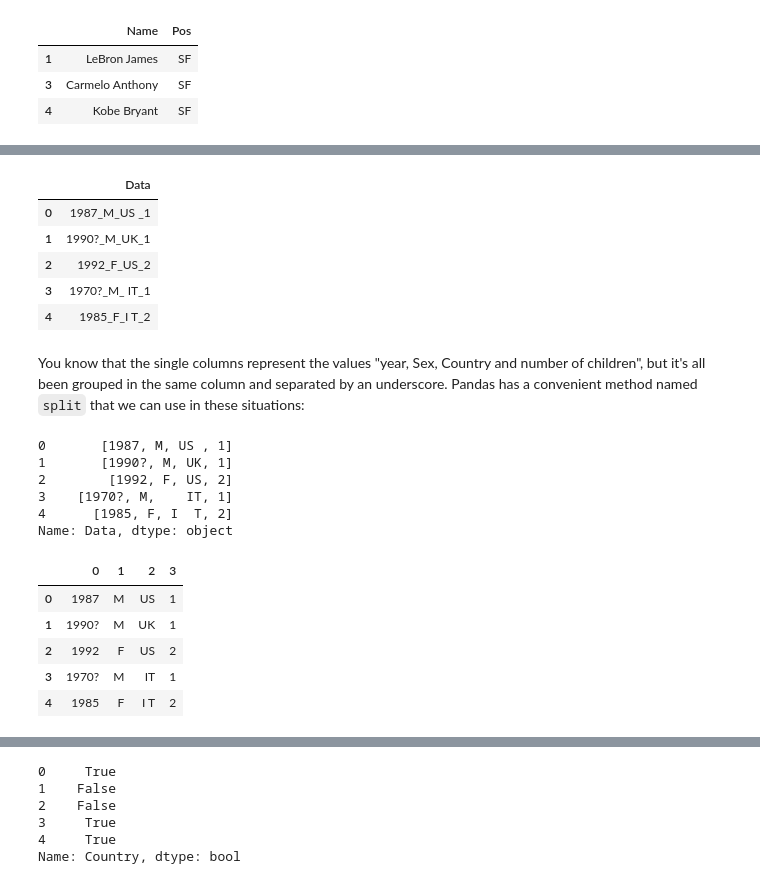
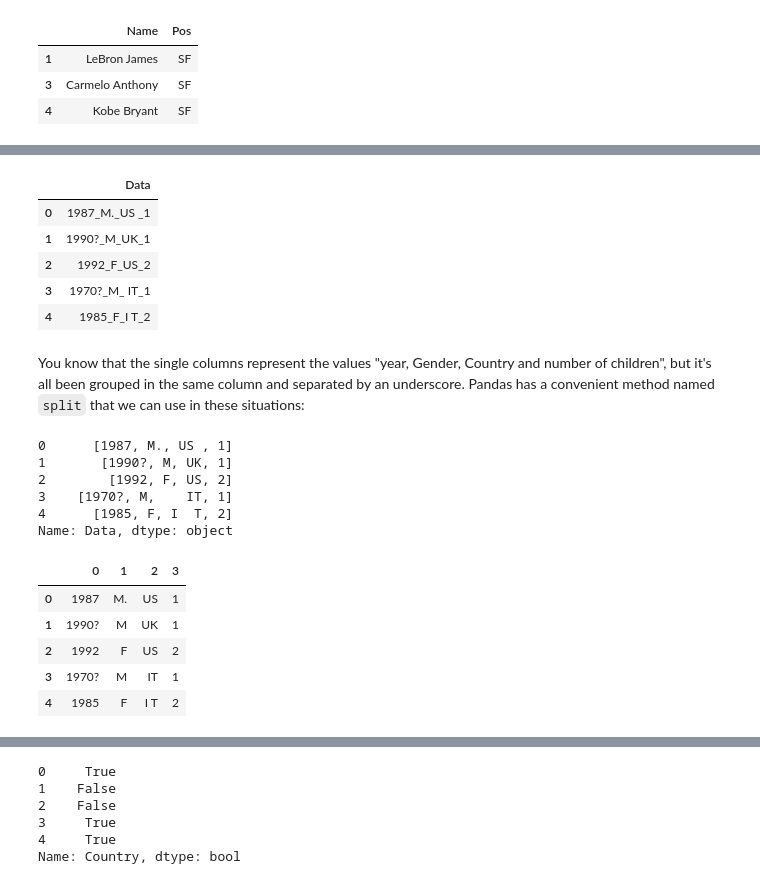
Before and after one commit to hh-blaire-cho/ds101_2025Jun, a Jupyter notebook: 08_Pandas_DataCleansing.ipynb, the cells around one changed output, grey strips where cells are left out. Saved outputs shown, nothing was run; the diff lists cells and outputs as text; code cells hidden in the pictures.

```diff
--- a/08_Pandas_DataCleansing.ipynb
+++ b/08_Pandas_DataCleansing.ipynb
@@ -318,40 +343,39 @@ temp
 # %%
 df = pd.DataFrame(
     {
         "Data": [
-            "1987_M_US _1",
+            "1987_M._US _1",
             "1990?_M_UK_1",
             "1992_F_US_2",
             "1970?_M_   IT_1",
             "1985_F_I  T_2",
         ]
     }
 )
 df
 # %% [output]
 |  | Data |
-| 0 | 1987_M_US _1 |
+| 0 | 1987_M._US _1 |
 | 1 | 1990?_M_UK_1 |
 | 2 | 1992_F_US_2 |
 | 3 | 1970?_M_ IT_1 |
 | 4 | 1985_F_I T_2 |
 # %% [markdown]
-You know that the single columns represent the values "year, Sex, Country and number of children", but it's all been grouped in the same column and separated by an underscore. Pandas has a convenient method named `split` that we can use in these situations:
+You know that the single columns represent the values "year, Gender, Country and number of children", but it's all been grouped in the same column and separated by an underscore. Pandas has a convenient method named `split` that we can use in these situations:
 # %%
 df["Data"].str.split("_")
 # %% [output]
-0       [1987, M, US , 1]
+0      [1987, M., US , 1]
 1       [1990?, M, UK, 1]
 2        [1992, F, US, 2]
 3    [1970?, M,    IT, 1]
 4      [1985, F, I  T, 2]
 Name: Data, dtype: object
 # %%
-df = df["Data"].str.split("_", expand=True)
-df
+df["Data"].str.split("_", expand=True)
 # %% [output]
 |  | 0 | 1 | 2 | 3 |
-| 0 | 1987 | M | US | 1 |
+| 0 | 1987 | M. | US | 1 |
 | 1 | 1990? | M | UK | 1 |
 | 2 | 1992 | F | US | 2 |
 | 3 | 1970? | M | IT | 1 |
```
Also changed, not shown: parts of 46 cells of this notebook, 9 other files.
